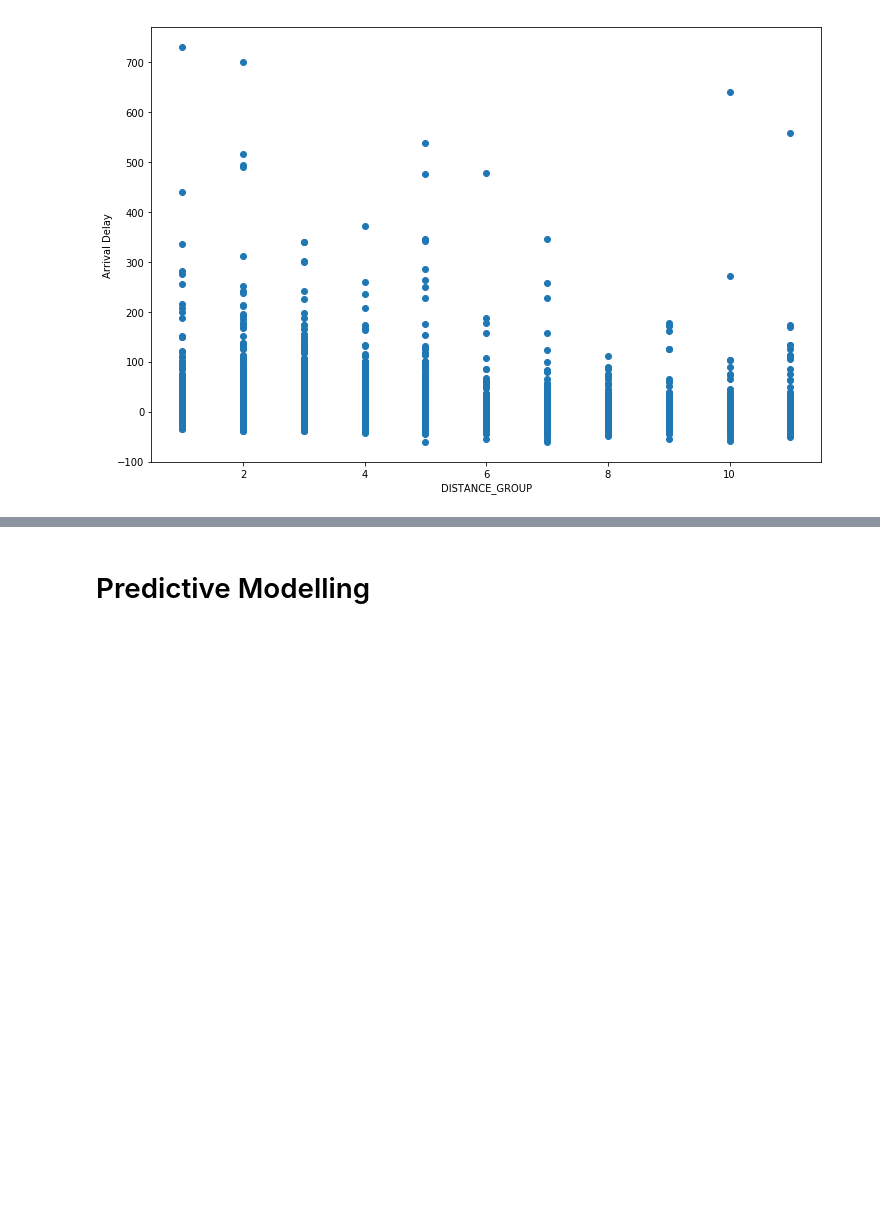
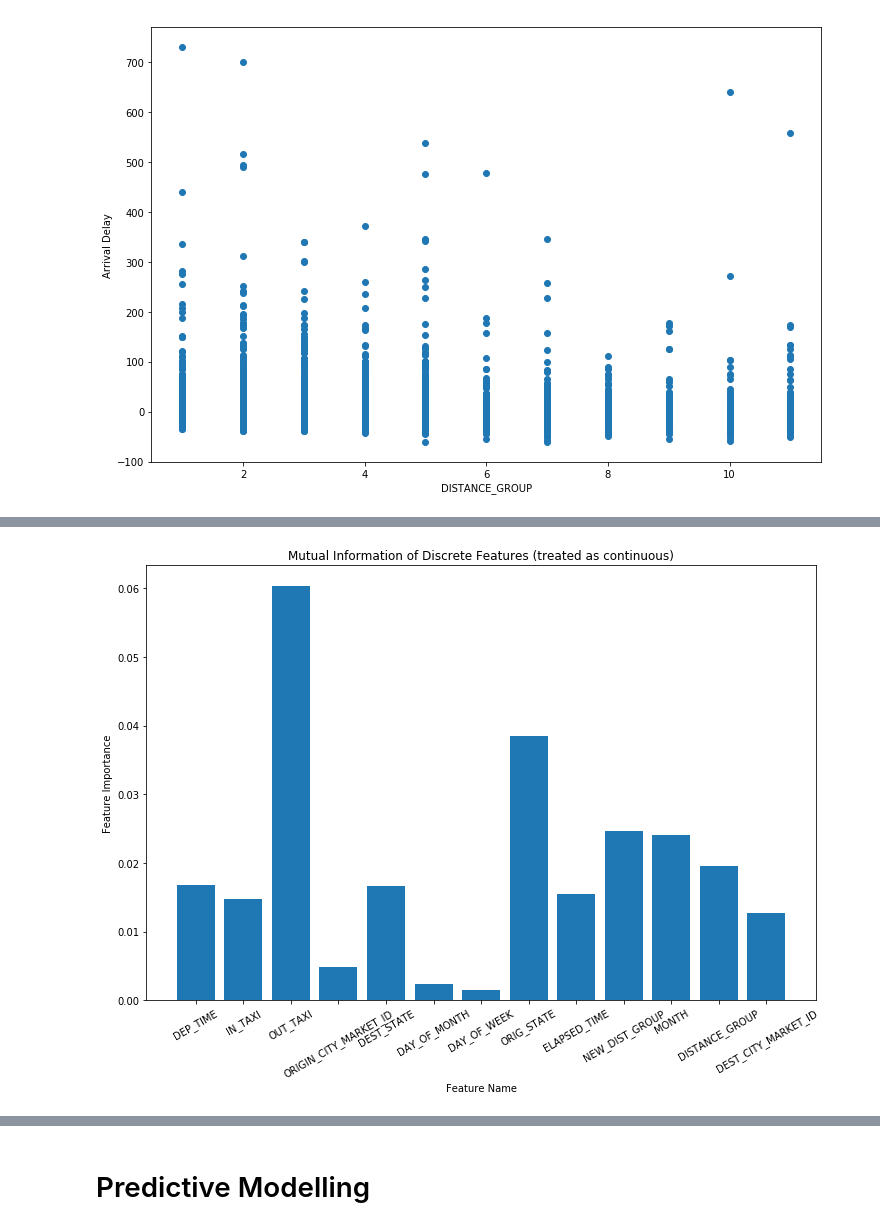
Before and after one commit to harshit0511/Flight-Delay, a Jupyter notebook: Homework 5.ipynb, the cells around one changed output, grey strips where cells are left out. Saved outputs shown, nothing was run; the diff lists cells and outputs as text; code cells hidden in the pictures; blank space fills up the shorter version.

```diff
--- a/Homework 5.ipynb
+++ b/Homework 5.ipynb
@@ -263,0 +291,7 @@ df.describe()
+# %%
+dis_mutual_info = mutual_info_regression(new_train[discrete_feat], y, discrete_features = False, copy = True)
+
+dis_res = dict(zip(discrete_feat, dis_mutual_info))
+plot_info(dis_res, "Mutual Information of Discrete Features (treated as continuous)")
+# %% [output]
+[figure, added]
```
Also changed, not shown: parts of 67 cells of this notebook, 3 other files.
